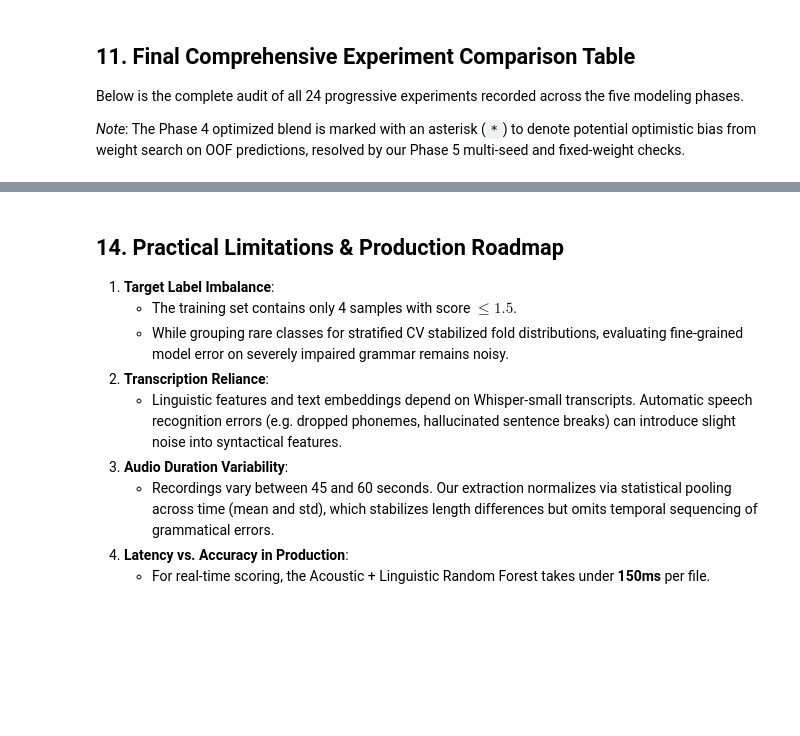
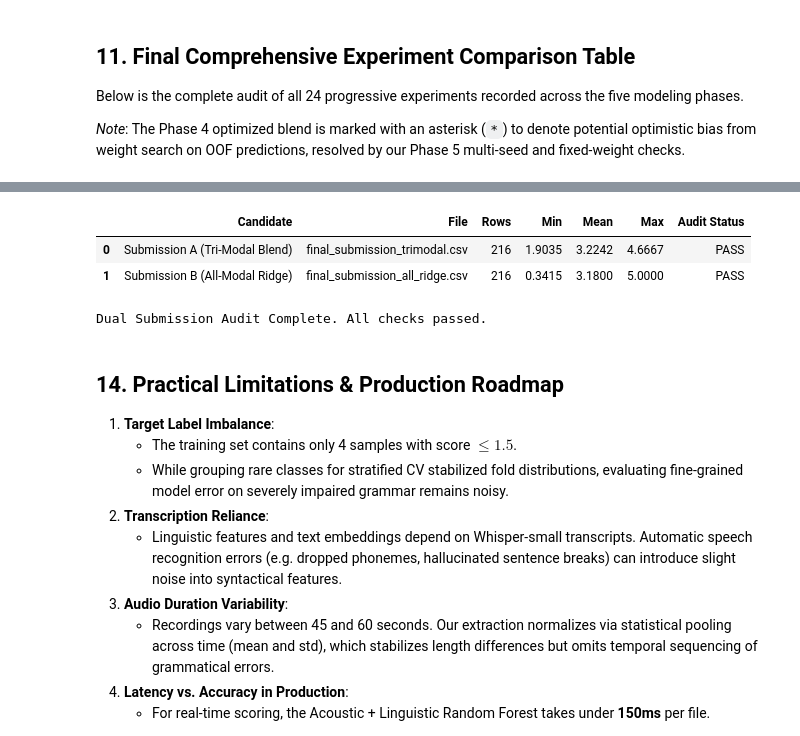
Before and after one commit to nandinikhandelwal120603/SHL_HIRING_ASSESMENT, a Jupyter notebook: notebook/shl_grammar_scoring.ipynb, the cells around one changed output, grey strips where cells are left out. Cells and saved outputs as stored; diff of their text form; code cells hidden in the pictures; blank space fills up the shorter version.

Commit message:
feat: complete final QC, dual candidate submissions (trimodal & all_ridge), audit suite, and SHL documentation

```diff
--- a/notebook/shl_grammar_scoring.ipynb
+++ b/notebook/shl_grammar_scoring.ipynb
@@ -1501,3 +1463,77 @@ ALL SUBMISSION VALIDATION CHECKS PASSED.
+# %%
+# Dual Submission Verification Suite
+candidates = [
+    ("Submission A (Tri-Modal Blend)", path_sub_a),
+    ("Submission B (All-Modal Ridge)", path_sub_b)
+]
+
+test_reference = pd.read_csv(test_csv)
+verification_summary = []
+
+for name, fpath in candidates:
+    df_c = pd.read_csv(fpath)
+
+    # 1. Exactly 216 rows
+    chk_rows = (len(df_c) == 216)
+    # 2. Columns exactly filename,label
+    chk_cols = (list(df_c.columns) == ['filename', 'label'])
+    # 3. Filename sequence matches test.csv exactly
+    chk_seq = (list(df_c['filename']) == list(test_reference['filename']))
+    # 4. Zero NaNs
+    chk_nans = (df_c['label'].isna().sum() == 0)
+    # 5. Zero missing filenames
+    chk_missing = (set(test_reference['filename']) == set(df_c['filename']))
+    # 6. All predictions in [0, 5]
+    chk_bounds = (df_c['label'].min() >= 0.0 and df_c['label'].max() <= 5.0)
+    # 7. No duplicate filenames
+    chk_dups = (df_c['filename'].duplicated().sum() == 0)
+    # 8. Continuous predictions
+    chk_cont = (df_c['label'].dtype in [np.float64, np.float32])
+
+    all_passed = all([chk_rows, chk_cols, chk_seq, chk_nans, chk_missing, chk_bounds, chk_dups, chk_cont])
+
+    verification_summary.append({
+        'Candidate': name,
+        'File': os.path.basename(fpath),
+        'Rows': len(df_c),
+        'Min': round(df_c['label'].min(), 4),
+        'Mean': round(df_c['label'].mean(), 4),
+        'Max': round(df_c['label'].max(), 4),
+        'Audit Status': 'PASS' if all_passed else 'FAIL'
+    })
+
+df_audit = pd.DataFrame(verification_summary)
+display(df_audit)
+
+# Record candidates into submission log
+sub_log_path = os.path.join(ARTIFACTS_DIR, "submission_log.csv")
+sub_log_df = pd.DataFrame([
+    {
+        'model': 'Tri-Modal Blend (50% Speech, 30% RF, 20% MiniLM)',
+        'local_oof_rmse': 0.6304,
+        'local_oof_pearson': 0.8786,
+        'submission_file': 'submission/final_submission_trimodal.csv',
+        'kaggle_submission_id': 'PENDING',
+        'kaggle_score': 'PENDING',
+        'timestamp': datetime.datetime.now().isoformat()
+    },
+    {
+        'model': 'All-Modalities Ridge (2018 feats)',
+        'local_oof_rmse': 0.6170,
+        'local_oof_pearson': 0.8671,
+        'submission_file': 'submission/final_submission_all_ridge.csv',
+        'kaggle_submission_id': 'PENDING',
+        'kaggle_score': 'PENDING',
+        'timestamp': datetime.datetime.now().isoformat()
+    }
+])
+sub_log_df.to_csv(sub_log_path, index=False)
+print("Dual Submission Audit Complete. All checks passed.")
+# %% [output]
+|  | Candidate | File | Rows | Min | Mean | Max | Audit Status |
+| 0 | Submission A (Tri-Modal Blend) | final_submission_trimodal.csv | 216 | 1.9035 | 3.2242 | 4.6667 | PASS |
+| 1 | Submission B (All-Modal Ridge) | final_submission_all_ridge.csv | 216 | 0.3415 | 3.1800 | 5.0000 | PASS |
+Dual Submission Audit Complete. All checks passed.
 # %% [markdown]
 ## 14. Practical Limitations & Production Roadmap
 
```
Also changed, not shown: parts of 11 cells of this notebook, 6 other files.
